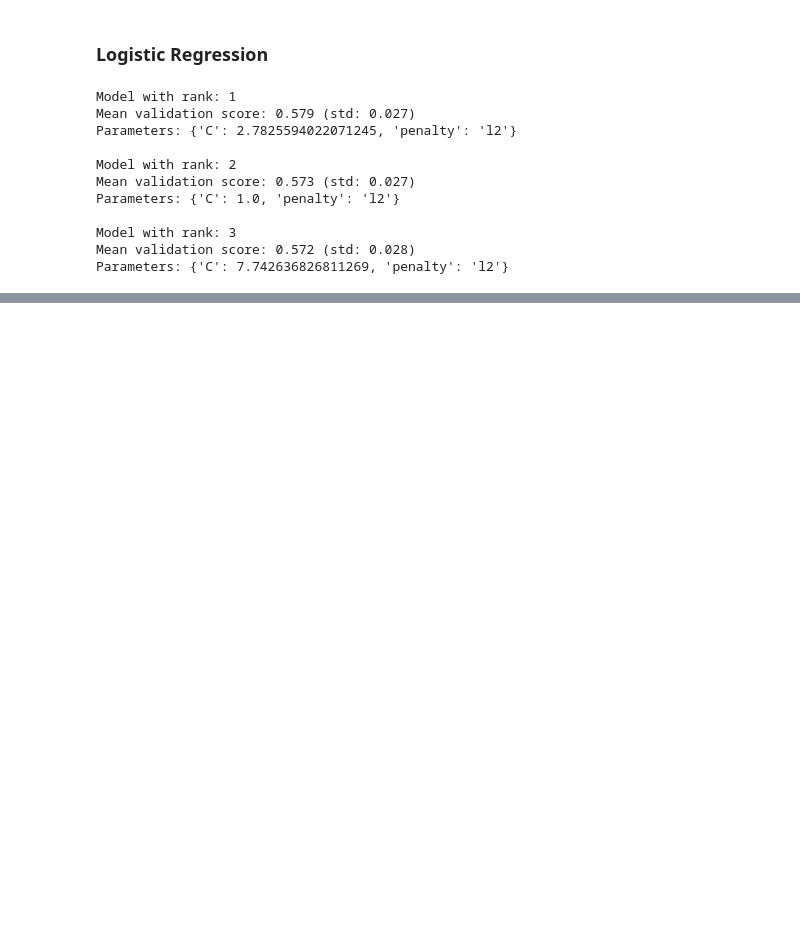
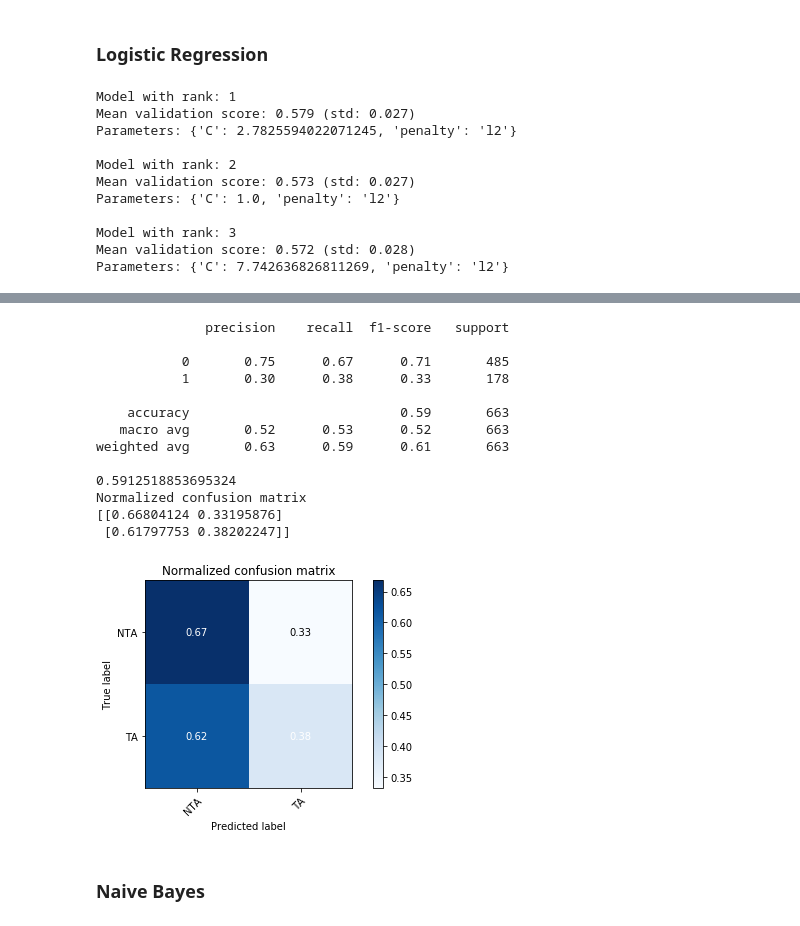
Before and after one commit to h-parker/AITA_classifier, a Jupyter notebook: modeling.ipynb, the cells around one changed output, grey strips where cells are left out. Drawn from its saved outputs; the diff is of its cells as text; code cells hidden in the pictures; blank space fills up the shorter version.

```diff
--- a/modeling.ipynb
+++ b/modeling.ipynb
@@ -360,0 +432,9 @@ Parameters: {'C': 7.742636826811269, 'penalty': 'l2'}
+# %%
+param_grid = {'max_features': ['log2', 'sqrt', .2],
+             'n_estimators': [50, 100, 500,1000],
+             'min_samples_leaf': [25, 50, 100]}
+
+# run grid search
+grid_search = GridSearchCV(RandomForestClassifier(), param_grid=param_grid, cv=5, iid=False)
+grid_search.fit(X_train_scaled_smoted, y_train_smoted)
+report(grid_search.cv_results_)
@@ -360,0 +453,25 @@ Parameters: {'C': 7.742636826811269, 'penalty': 'l2'}
+# %%
+rf_clf = RandomForestClassifier(max_features = 'sqrt', n_estimators = 100, min_samples_leaf = 25)
+rf_clf.fit(X_train_scaled_smoted, y_train_smoted)
+y_pred = rf_clf.predict(X_test_scaled)
+print(classification_report(y_test, y_pred))
+print(accuracy_score(y_test, y_pred))
+eval_helpers.plot_confusion_matrix(y_test, y_pred, ['NTA', 'TA'], normalize=True)
+plt.savefig('rf_cm',dpi=400)
+# %% [output]
+              precision    recall  f1-score   support
+
+           0       0.75      0.67      0.71       485
+           1       0.30      0.38      0.33       178
+
+    accuracy                           0.59       663
+   macro avg       0.52      0.53      0.52       663
+weighted avg       0.63      0.59      0.61       663
+
+0.5912518853695324
+Normalized confusion matrix
+[[0.66804124 0.33195876]
+ [0.61797753 0.38202247]]
+[figure, added]
+# %% [markdown]
+### Naive Bayes
```
Also changed, not shown: parts of 13 cells of this notebook, 1 other file.
